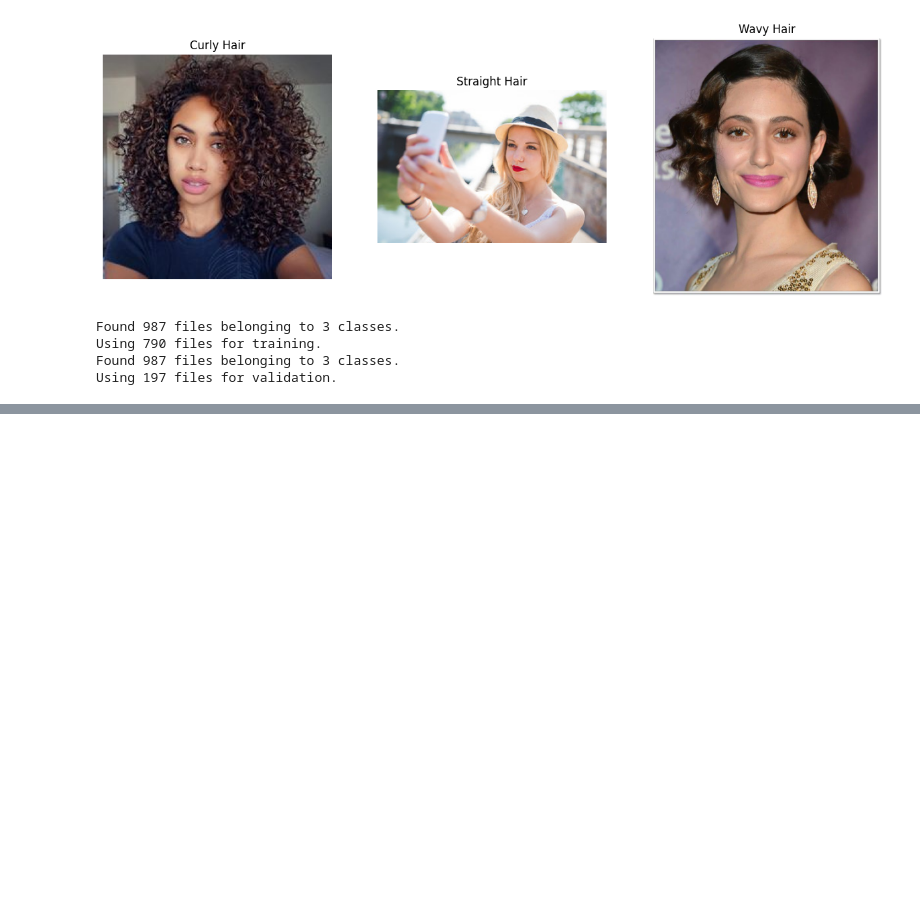
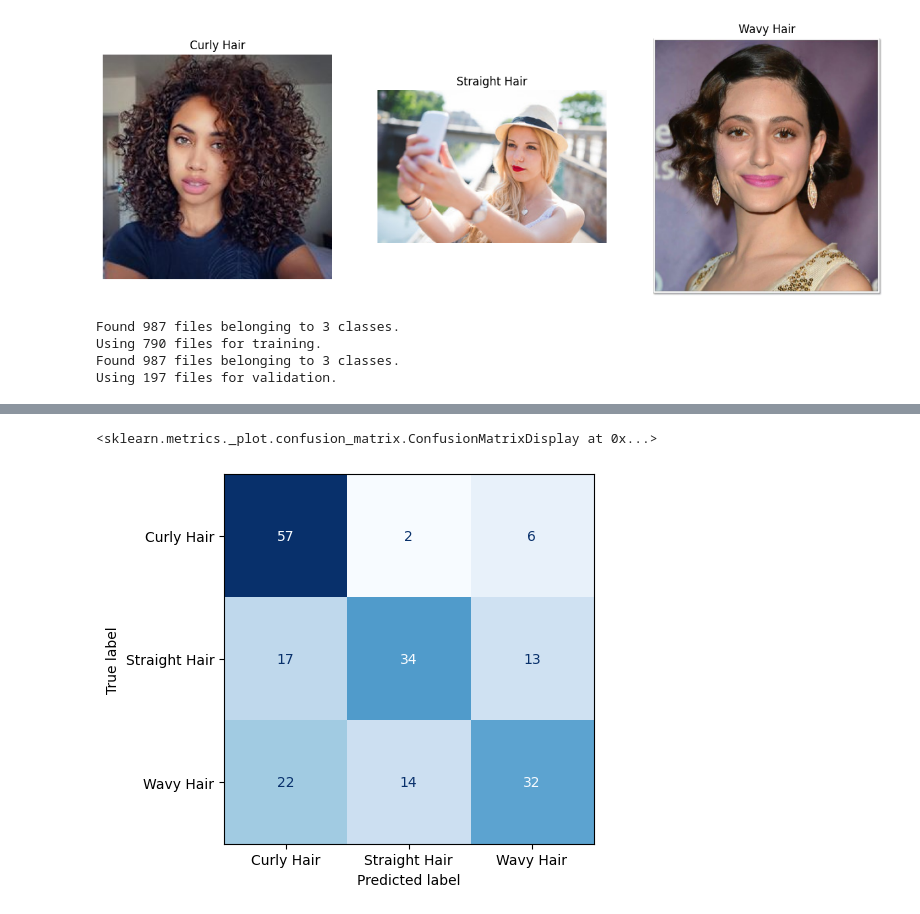
Before and after one commit to JoshuaEntrata/CNN-Hair-Type-Classification, a Jupyter notebook: Kess_Model.ipynb, the cells around one changed output, grey strips where cells are left out. Saved outputs shown, nothing was run; the diff lists cells and outputs as text; code cells hidden in the pictures; blank space fills up the shorter version.

```diff
--- a/Kess_Model.ipynb
+++ b/Kess_Model.ipynb
@@ -239,0 +268,10 @@ plt.show()
+# %%
+import numpy as np
+
+true_labels = []
+pred_labels = []
+
+for images, labels in val_ds:
+    true_labels.extend(np.argmax(labels.numpy(), axis=1))
+    preds = model.predict(images)
+    pred_labels.extend(np.argmax(preds, axis=1))
@@ -239,0 +286,11 @@ plt.show()
+# %%
+from sklearn.metrics import confusion_matrix, ConfusionMatrixDisplay
+
+hair_labels_cm = ['Curly Hair', 'Straight Hair', 'Wavy Hair']
+
+cm = confusion_matrix(true_labels, pred_labels)
+ConfusionMatrixDisplay(confusion_matrix=cm, display_labels=hair_labels_cm).plot(
+    include_values=True, cmap='Blues', colorbar=False)
+# %% [output]
+<sklearn.metrics._plot.confusion_matrix.ConfusionMatrixDisplay at 0x...>
+[figure, added]
```
Also changed, not shown: parts of 10 cells of this notebook.
